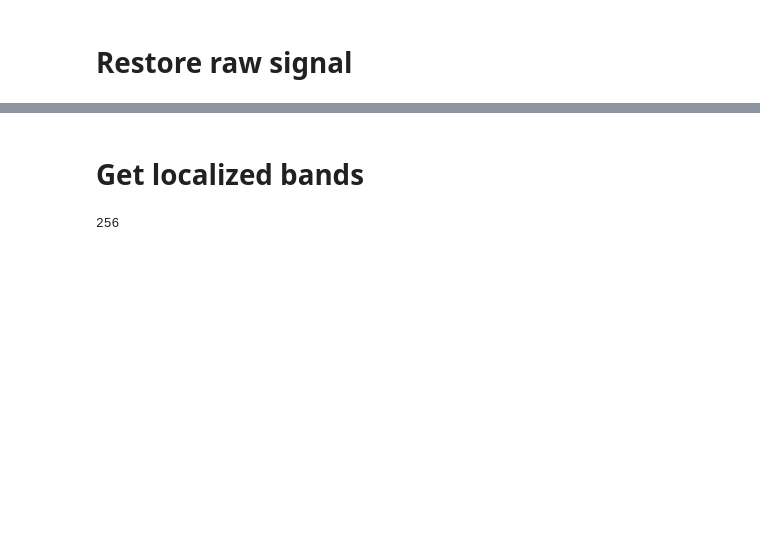
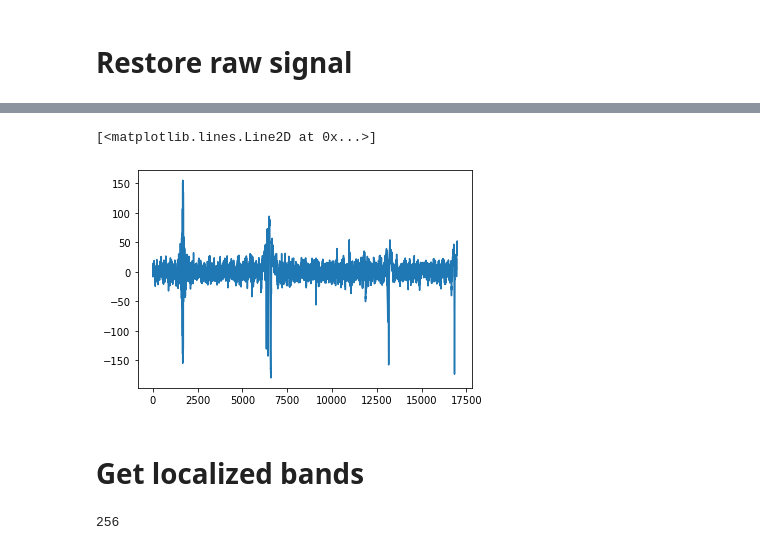
Before and after one commit to belya/game-emotions-viewer, a Jupyter notebook: video-server/notebooks/indicators.ipynb, the cells around one changed output, grey strips where cells are left out. Saved outputs shown, nothing was run; the diff lists cells and outputs as text; code cells hidden in the pictures; blank space fills up the shorter version.

```diff
--- a/video-server/notebooks/indicators.ipynb
+++ b/video-server/notebooks/indicators.ipynb
@@ -94,3 +96,8 @@ Designing a one-pass, zero-phase, non-causal bandstop filter:
+# %%
+plt.plot(raw.get_data()[0, 1000:-1000])
+# %% [output]
+[<matplotlib.lines.Line2D at 0x...>]
+[figure, added]
 # %% [markdown]
 # Get localized bands
 # %%
```
Also changed, not shown: parts of 10 cells of this notebook, 1 other file.
